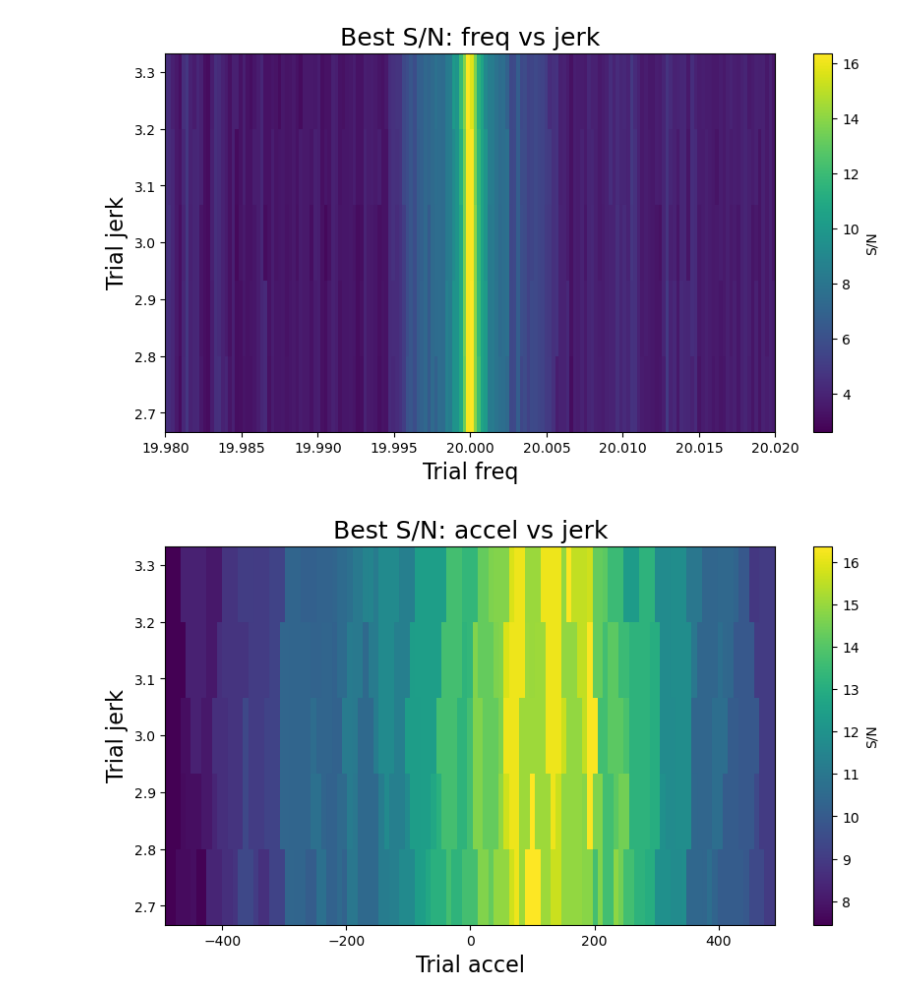
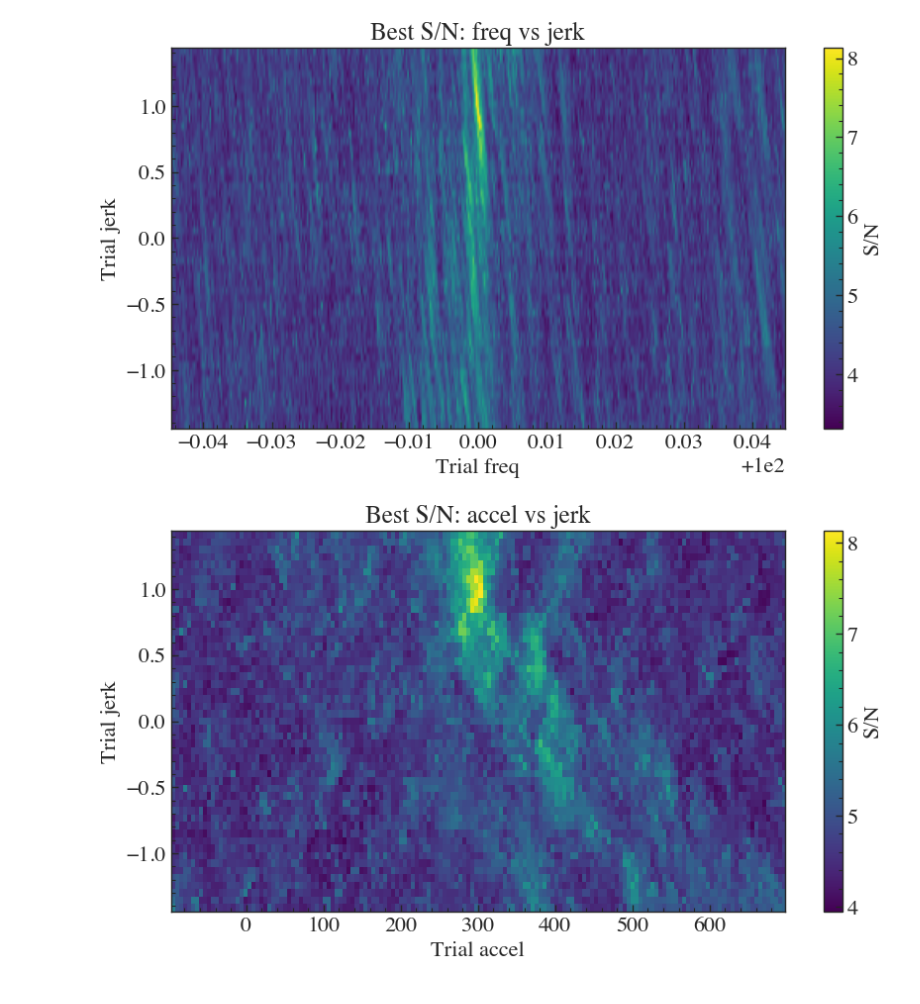
Before and after one commit to pravirkr/pyloki, a Jupyter notebook: examples/ffa_jerk.ipynb, the cells around one changed output. Cells and saved outputs as stored; diff of their text form; code cells hidden in the pictures.

```diff
--- a/examples/ffa_jerk.ipynb
+++ b/examples/ffa_jerk.ipynb
@@ -27,13 +23,19 @@ tim_data.plot_fold(cfg.freq, 128, mod_kwargs=mod_kwargs); plt.show()
 # %%
-tol_bins = cfg.tol_bins
-fold_bins = cfg.fold_bins
+tol_bins = 4  # cfg.tol_bins
+fold_bins = 64  # cfg.fold_bins
 
-tol_bins = 4
-fold_bins = 64
-param_limits = typed.List([(2.5, 3.5), (-500.0, 500.0), (1/0.053, 1/0.047)])
-bseg_brute = cfg.nsamps//128
-search_cfg = PulsarSearchConfig(cfg.nsamps, cfg.dt, fold_bins, tol_bins, param_limits, bseg_brute=bseg_brute)
-dyp = DynamicProgramming(tim_data, search_cfg)
-dyp.initialize()
-dyp.execute()
+p = ParamLimits.from_upper([jerk, accel, cfg.freq], (-1.5, 1.5), cfg.tobs)
+print(p.limits)
+bseg_brute = cfg.nsamps // 128
+search_cfg = PulsarSearchConfig(
+    nsamps=cfg.nsamps,
+    tsamp=cfg.dt,
+    nbins=fold_bins,
+    tol_bins=tol_bins,
+    param_limits=p.limits,
+    bseg_brute=bseg_brute,
+    ducy_max=0.3,
+    wtsp=1.1,
+)
+dyp, pgram = ffa_search(tim_data, search_cfg)
 # %% [output]
@@ -53,15 +56,9 @@ dyp.execute()
 # %%
-folds = dyp.get_fold_norm()
-widths = scoring.generate_box_width_trials(dyp.nbins, ducy_max=0.3, spacing_factor=1)
-snrs = scoring.boxcar_snr(folds, widths)
 idx_freq = np_utils.find_nearest_sorted_idx(dyp.param_arr[-1], cfg.freq)
-idx_acc  = np_utils.find_nearest_sorted_idx(dyp.param_arr[-2], cfg.mod_kwargs["acc"])
+idx_acc = np_utils.find_nearest_sorted_idx(dyp.param_arr[-2], cfg.mod_kwargs["acc"])
 idx_jerk = np_utils.find_nearest_sorted_idx(dyp.param_arr[-3], cfg.mod_kwargs["jerk"])
 true_params_idx = (idx_jerk, idx_acc, idx_freq)
 print(f"True param indices: {true_params_idx}")
-
-pgram = Periodogram(params={"width": widths, "freq": dyp.param_arr[-1], "accel": dyp.param_arr[-2],
-                    "jerk": dyp.param_arr[-3]}, snrs=snrs, tobs=tim_data.tobs)
 print(f"Best param indices: {pgram.find_best_indices()}")
 print(pgram.get_summary())
 # %% [output]
@@ -92,8 +93,10 @@ fig = pgram.plot_2d("freq", "accel", x_lim=(19.98, 20.02), figsize=(10, 5)); plt
 # %%
-fig = pgram.plot_2d("freq", "jerk", x_lim=(19.98, 20.02), figsize=(10, 5)); plt.show()
+fig = pgram.plot_2d("freq", "jerk", figsize=(10, 5))
+plt.show()
 # %% [output]
-[figure, old version]
+[figure, new version]
 # %%
-fig = pgram.plot_2d("accel", "jerk", figsize=(10, 5)); plt.show()
+fig = pgram.plot_2d("accel", "jerk", figsize=(10, 5))
+plt.show()
 # %% [output]
-[figure, old version]
+[figure, new version]
```
Also changed, not shown: parts of 8 cells of this notebook, 18 other files.
